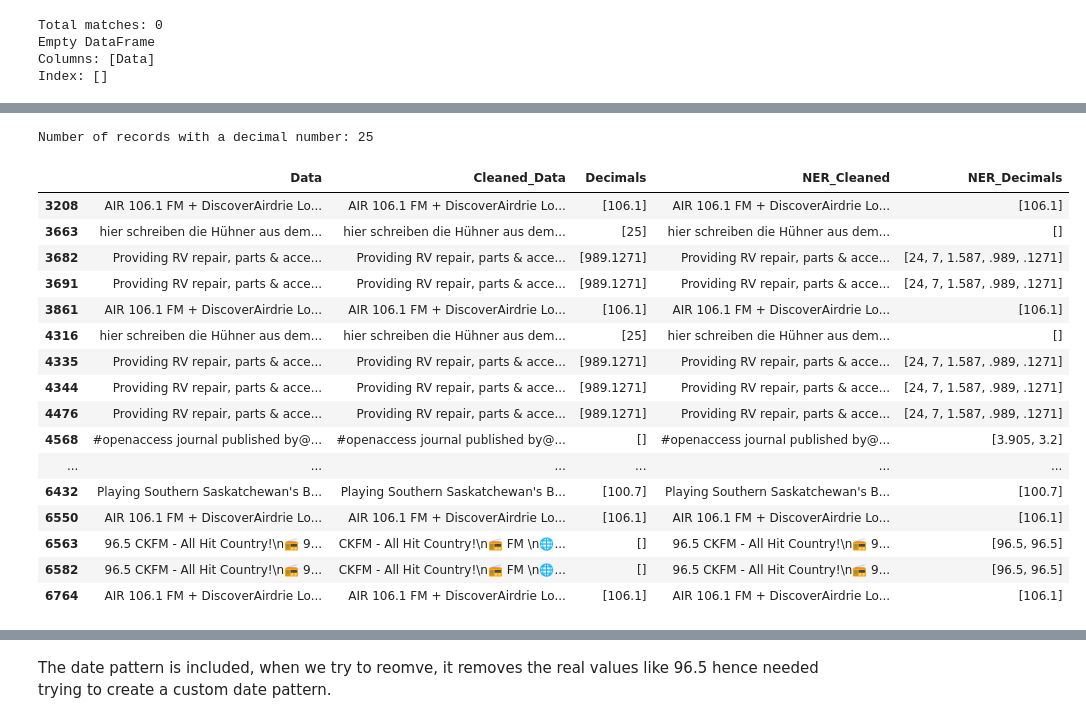
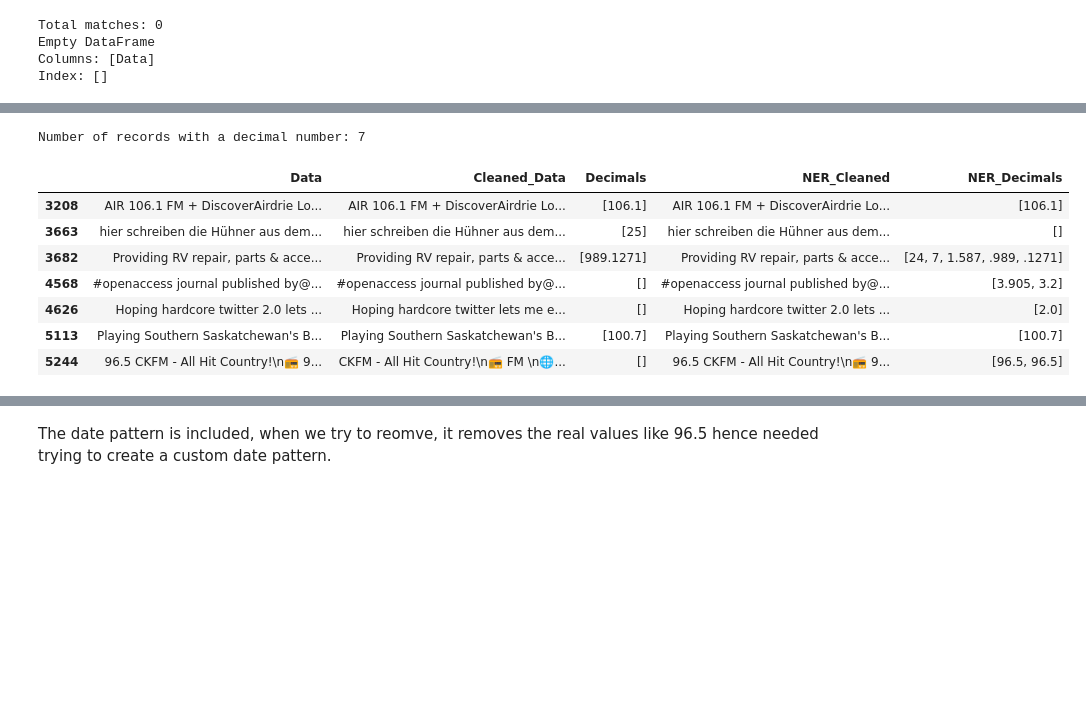
Before and after one commit to LCIT-AISC-T3-S25/Group1, a Jupyter notebook: Case_Study1/src/notebook/CaseStudy1_Q5.ipynb, the cells around one changed output, grey strips where cells are left out. Saved outputs shown, nothing was run; the diff lists cells and outputs as text; code cells hidden in the pictures; blank space fills up the shorter version.

Commit message:
PART A : Q5

```diff
--- a/Case_Study1/src/notebook/CaseStudy1_Q5.ipynb
+++ b/Case_Study1/src/notebook/CaseStudy1_Q5.ipynb
@@ -65,3 +94,5 @@ Line numbers (0-based index) with '5.':
+# %%
+df_no_duplicates = df.drop_duplicates(subset='Data').copy()
 # %% [markdown]
 These are dates, not decimal numbers.
 
@@ -122,11 +155,11 @@ def remove_dates_and_times(text):
     ])
     return cleaned
 
-# Apply to dataset
-df['NER_Cleaned'] = df['Data'].apply(remove_dates_and_times)
+# Safely apply to dataset
+df_no_duplicates.loc[:, 'NER_Cleaned'] = df_no_duplicates['Data'].apply(remove_dates_and_times)
 
-# Apply decimal regex after NER cleaning
-df['NER_Decimals'] = df['NER_Cleaned'].str.findall(decimal_pattern)
+# Apply decimal regex after NER cleaning (use .loc)
+df_no_duplicates.loc[:, 'NER_Decimals'] = df_no_duplicates['NER_Cleaned'].str.findall(decimal_pattern)
 # %%
 # Regex pattern to match comma-formatted decimals like "5,000.25"
 pattern = r'\b\d{1,3}(?:,\d{3})+\.\d+\b'
@@ -158,30 +191,18 @@ Empty DataFrame
 Columns: [Data]
 Index: []
 # %%
-# Optional: remove time and date-like patterns before searching for decimals
-
-# Match times like 8:30am, 14:00
+# Make sure these patterns are defined before combining!
 time_pattern = r'\b\d{1,2}:\d{2}(?:[ap]m)?\b'
-
-# ✅ Improved date pattern: matches day/month or day/month/year only (e.g., 25.04, 25.04.2020)
 date_pattern = r'\b\d{1,2}[./-]\d{1,2}(?:[./-]\d{2,4})?\b'
-# Add phone numbers to the exclusion list
+year_range_pattern = r'\b\d{4}[-–]\d{2,4}\b'
+apostrophe_year = r"\b'\d{2}\b"
 phone_pattern = r'\+?\d{1,2}\.\d{3}\.\d{3}\.\d{4}'
 
-# Combine all cleaning patterns
+# Combine all patterns into one
 combined_pattern = f"({time_pattern}|{date_pattern}|{year_range_pattern}|{apostrophe_year}|{phone_pattern})"
 
-# Match year ranges like 2015–19, 1998-2002
-year_range_pattern = r'\b\d{4}[-–]\d{2,4}\b'
-
-# Match short year forms like '95
-apostrophe_year = r"\b'\d{2}\b"
-
-# Combine all patterns into one
-combined_pattern = f"({time_pattern}|{date_pattern}|{year_range_pattern}|{apostrophe_year})"
-
 # Clean those patterns out of the text
-df['Cleaned_Data'] = df['Data'].str.replace(combined_pattern, '', regex=True)
+df_no_duplicates.loc[:, 'Cleaned_Data'] = df_no_duplicates['Data'].str.replace(combined_pattern, '', regex=True)
 
 # Final extended decimal regex:
 decimal_pattern = r'''
@@ -191,7 +212,7 @@ decimal_pattern = r'''
 '''
 
 # Check which rows contain a decimal
-contains_decimal = df['Cleaned_Data'].str.contains(decimal_pattern, regex=True, flags=re.VERBOSE)
+contains_decimal = df_no_duplicates['Cleaned_Data'].str.contains(decimal_pattern, regex=True, flags=re.VERBOSE)
 
 # Count matching records
 decimal_count = contains_decimal.sum()
@@ -224,33 +231,24 @@ print(matching_rows[['Data']])
 # %%
 # Regex to find decimal numbers
 decimal_pattern = r'\b\d+\.\d+\b'
 
 # Count records containing decimal numbers
-decimal_count = df['Data'].str.contains(decimal_pattern, regex=True).sum()
+decimal_count = df_no_duplicates['Data'].str.contains(decimal_pattern, regex=True).sum()
 
 print("Number of records with a decimal number:", decimal_count)
 # Filter rows with decimal numbers
-decimal_rows = df[df['Data'].str.contains(r'\b\d+\.\d+\b', regex=True)]
+decimal_rows = df_no_duplicates[df_no_duplicates['Data'].str.contains(r'\b\d+\.\d+\b', regex=True)]
 
 # Display them
 decimal_rows
 # %% [output]
-Number of records with a decimal number: 25
+Number of records with a decimal number: 7
 |  | Data | Cleaned_Data | Decimals | NER_Cleaned | NER_Decimals |
 | 3208 | AIR 106.1 FM + DiscoverAirdrie Lo... | AIR 106.1 FM + DiscoverAirdrie Lo... | [106.1] | AIR 106.1 FM + DiscoverAirdrie Lo... | [106.1] |
 | 3663 | hier schreiben die Hühner aus dem... | hier schreiben die Hühner aus dem... | [25] | hier schreiben die Hühner aus dem... | [] |
 | 3682 | Providing RV repair, parts & acce... | Providing RV repair, parts & acce... | [989.1271] | Providing RV repair, parts & acce... | [24, 7, 1.587, .989, .1271] |
-| 3691 | Providing RV repair, parts & acce... | Providing RV repair, parts & acce... | [989.1271] | Providing RV repair, parts & acce... | [24, 7, 1.587, .989, .1271] |
-| 3861 | AIR 106.1 FM + DiscoverAirdrie Lo... | AIR 106.1 FM + DiscoverAirdrie Lo... | [106.1] | AIR 106.1 FM + DiscoverAirdrie Lo... | [106.1] |
-| 4316 | hier schreiben die Hühner aus dem... | hier schreiben die Hühner aus dem... | [25] | hier schreiben die Hühner aus dem... | [] |
-| 4335 | Providing RV repair, parts & acce... | Providing RV repair, parts & acce... | [989.1271] | Providing RV repair, parts & acce... | [24, 7, 1.587, .989, .1271] |
-| 4344 | Providing RV repair, parts & acce... | Providing RV repair, parts & acce... | [989.1271] | Providing RV repair, parts & acce... | [24, 7, 1.587, .989, .1271] |
-| 4476 | Providing RV repair, parts & acce... | Providing RV repair, parts & acce... | [989.1271] | Providing RV repair, parts & acce... | [24, 7, 1.587, .989, .1271] |
 | 4568 | #openaccess journal published by@... | #openaccess journal published by@... | [] | #openaccess journal published by@... | [3.905, 3.2] |
-| ... | ... | ... | ... | ... | ... |
-| 6432 | Playing Southern Saskatchewan's B... | Playing Southern Saskatchewan's B... | [100.7] | Playing Southern Saskatchewan's B... | [100.7] |
-| 6550 | AIR 106.1 FM + DiscoverAirdrie Lo... | AIR 106.1 FM + DiscoverAirdrie Lo... | [106.1] | AIR 106.1 FM + DiscoverAirdrie Lo... | [106.1] |
-| 6563 | 96.5 CKFM - All Hit Country!\n📻 9... | CKFM - All Hit Country!\n📻 FM \n🌐... | [] | 96.5 CKFM - All Hit Country!\n📻 9... | [96.5, 96.5] |
-| 6582 | 96.5 CKFM - All Hit Country!\n📻 9... | CKFM - All Hit Country!\n📻 FM \n🌐... | [] | 96.5 CKFM - All Hit Country!\n📻 9... | [96.5, 96.5] |
-| 6764 | AIR 106.1 FM + DiscoverAirdrie Lo... | AIR 106.1 FM + DiscoverAirdrie Lo... | [106.1] | AIR 106.1 FM + DiscoverAirdrie Lo... | [106.1] |
+| 4626 | Hoping hardcore twitter 2.0 lets ... | Hoping hardcore twitter lets me e... | [] | Hoping hardcore twitter 2.0 lets ... | [2.0] |
+| 5113 | Playing Southern Saskatchewan's B... | Playing Southern Saskatchewan's B... | [100.7] | Playing Southern Saskatchewan's B... | [100.7] |
+| 5244 | 96.5 CKFM - All Hit Country!\n📻 9... | CKFM - All Hit Country!\n📻 FM \n🌐... | [] | 96.5 CKFM - All Hit Country!\n📻 9... | [96.5, 96.5] |
 # %%
```
Also changed, not shown: parts of 14 cells of this notebook.
